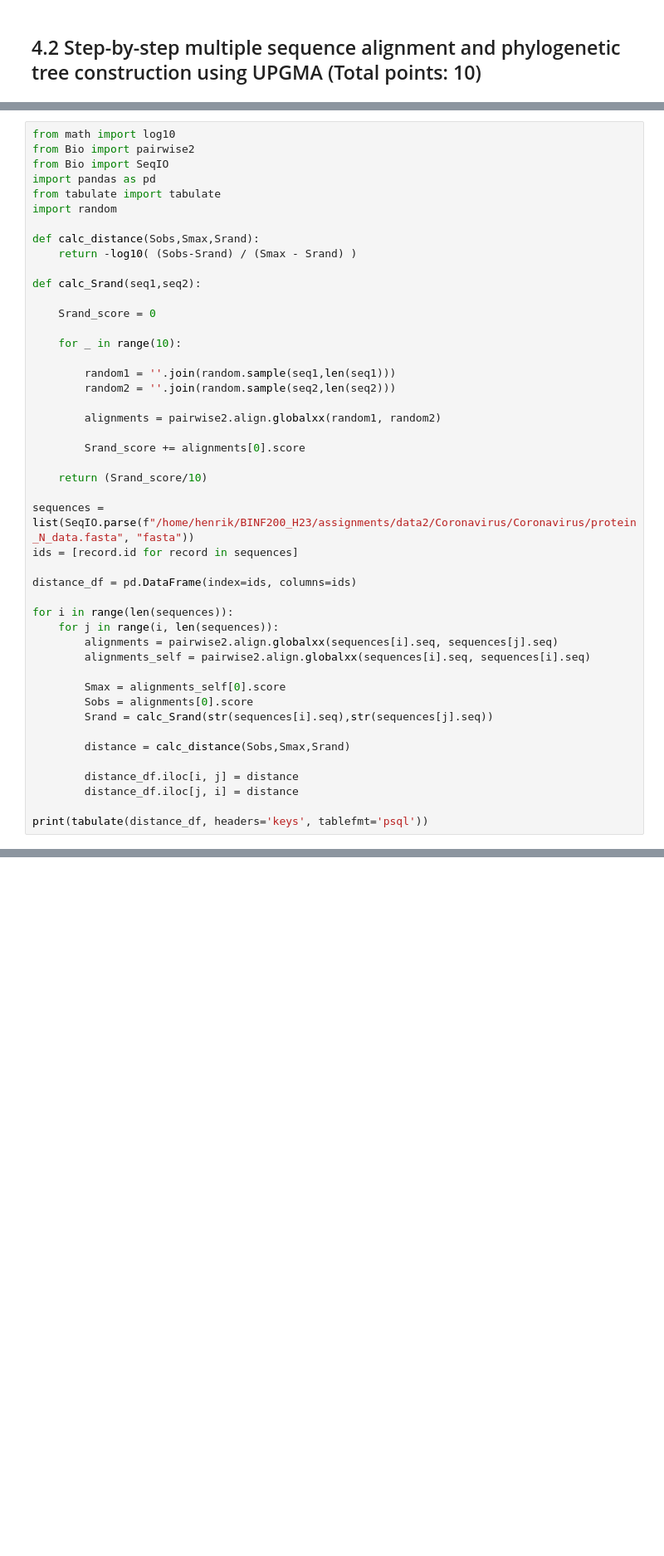
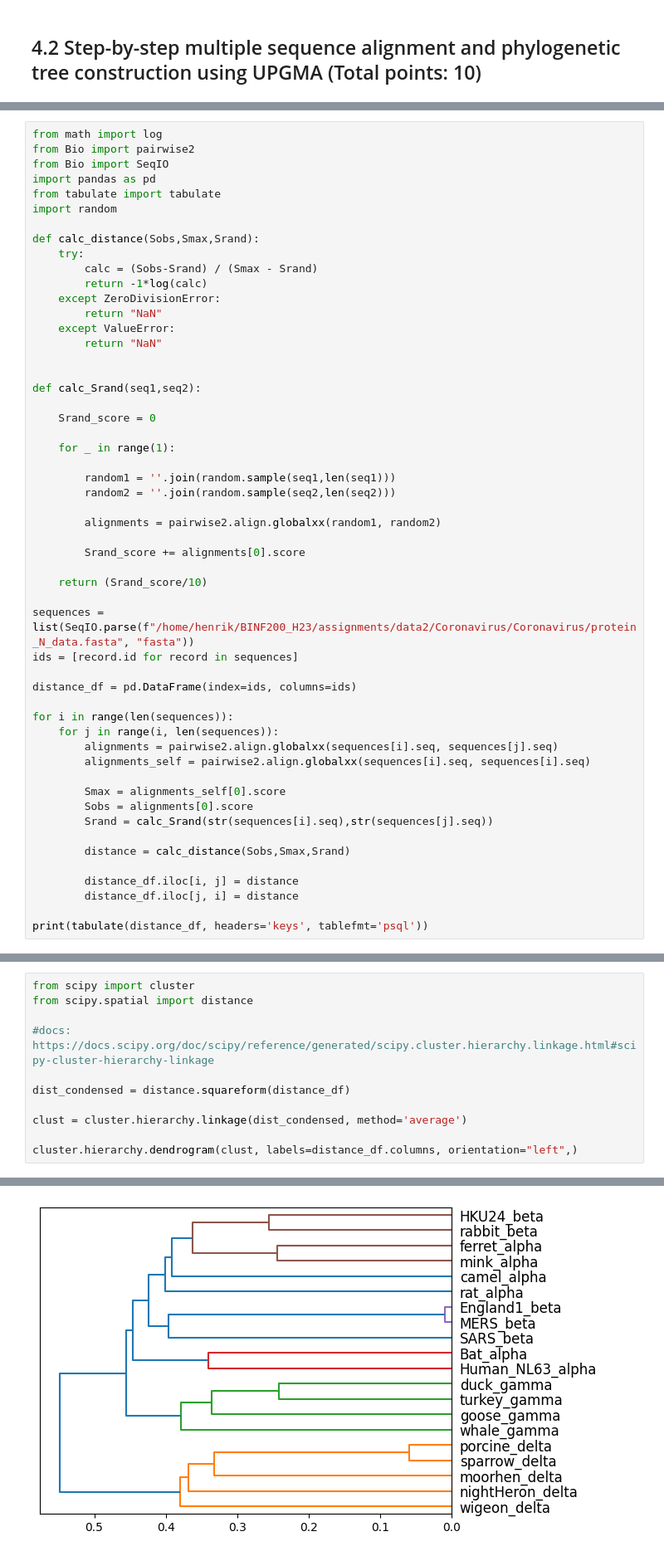
Before and after one commit to Freskoko/BINF200_H23, a Jupyter notebook: assignments/assignment2.ipynb, the cells around one changed output, grey strips where cells are left out. Shown at 83% size. Saved outputs shown, nothing was run; the diff lists cells and outputs as text; blank space fills up the shorter version.

```diff
--- a/assignments/assignment2.ipynb
+++ b/assignments/assignment2.ipynb
@@ -157,7 +161,7 @@ Feng-Doolittle)
 Compute 𝑆𝑟𝑎𝑛𝑑 by taking the average score of 10 pairwise alignments between random
 sequences with the same sequence compositions as the original sequences
 # %%
-from math import log10
+from math import log
 from Bio import pairwise2
 from Bio import SeqIO
 import pandas as pd
@@ -165,13 +169,20 @@ from tabulate import tabulate
 import random
 
 def calc_distance(Sobs,Smax,Srand):
-    return -log10( (Sobs-Srand) / (Smax - Srand) )
+    try:
+        calc = (Sobs-Srand) / (Smax - Srand)
+        return -1*log(calc)
+    except ZeroDivisionError:
+        return "NaN"
+    except ValueError:
+        return "NaN"
+
 
 def calc_Srand(seq1,seq2):
 
     Srand_score = 0
 
-    for _ in range(10):
+    for _ in range(1):
 
         random1 = ''.join(random.sample(seq1,len(seq1)))
         random2 = ''.join(random.sample(seq2,len(seq2)))
@@ -206,0 +245,12 @@ ValueError: math domain error
+# %%
+from scipy import cluster
+from scipy.spatial import distance
+
+#docs: https://docs.scipy.org/doc/scipy/reference/generated/scipy.cluster.hierarchy.linkage.html#scipy-cluster-hierarchy-linkage
+
+dist_condensed = distance.squareform(distance_df)
+
+clust = cluster.hierarchy.linkage(dist_condensed, method='average')
+
+cluster.hierarchy.dendrogram(clust, labels=distance_df.columns, orientation="left",)
+# %% [output]
@@ -206,0 +274 @@ ValueError: math domain error
+[figure, added]
```
Also changed, not shown: parts of 8 cells of this notebook, 2 other files.
